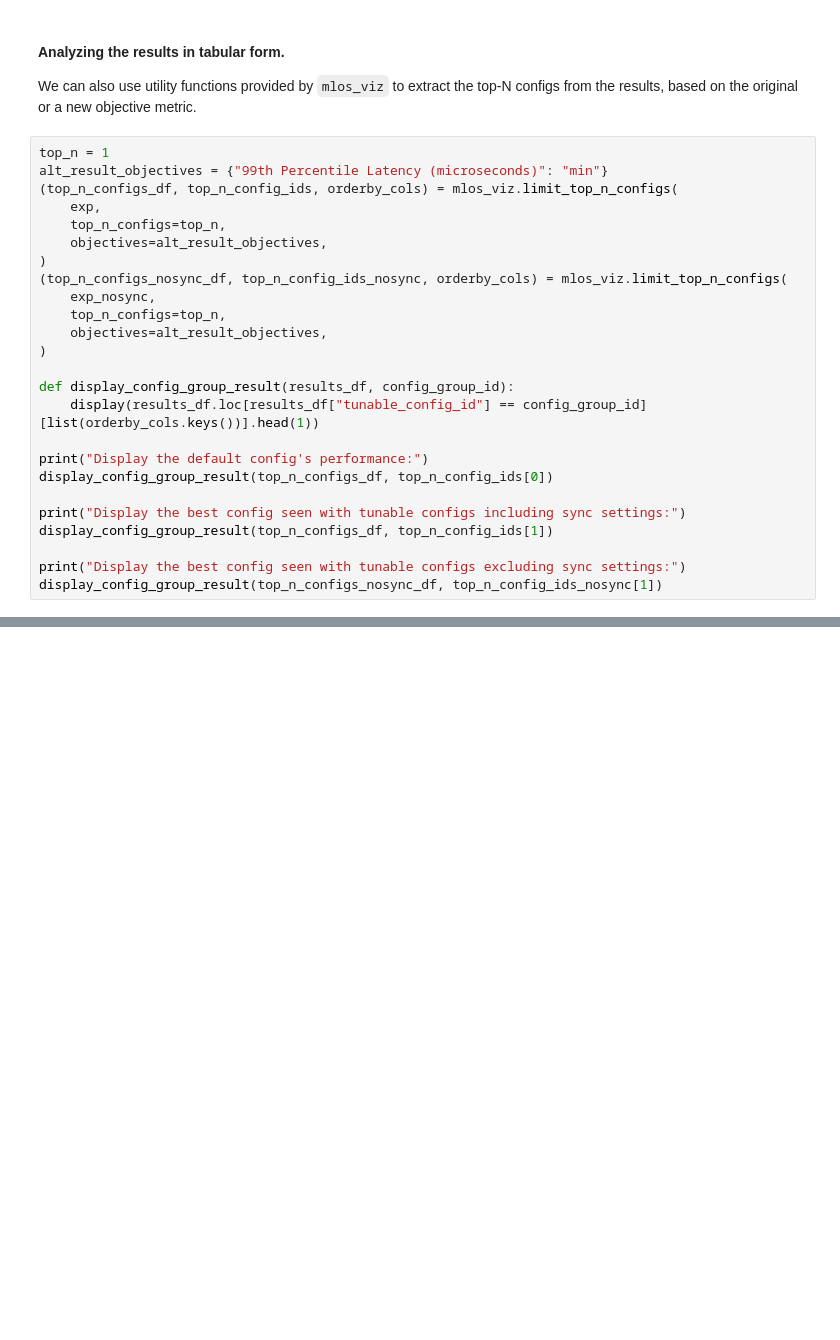
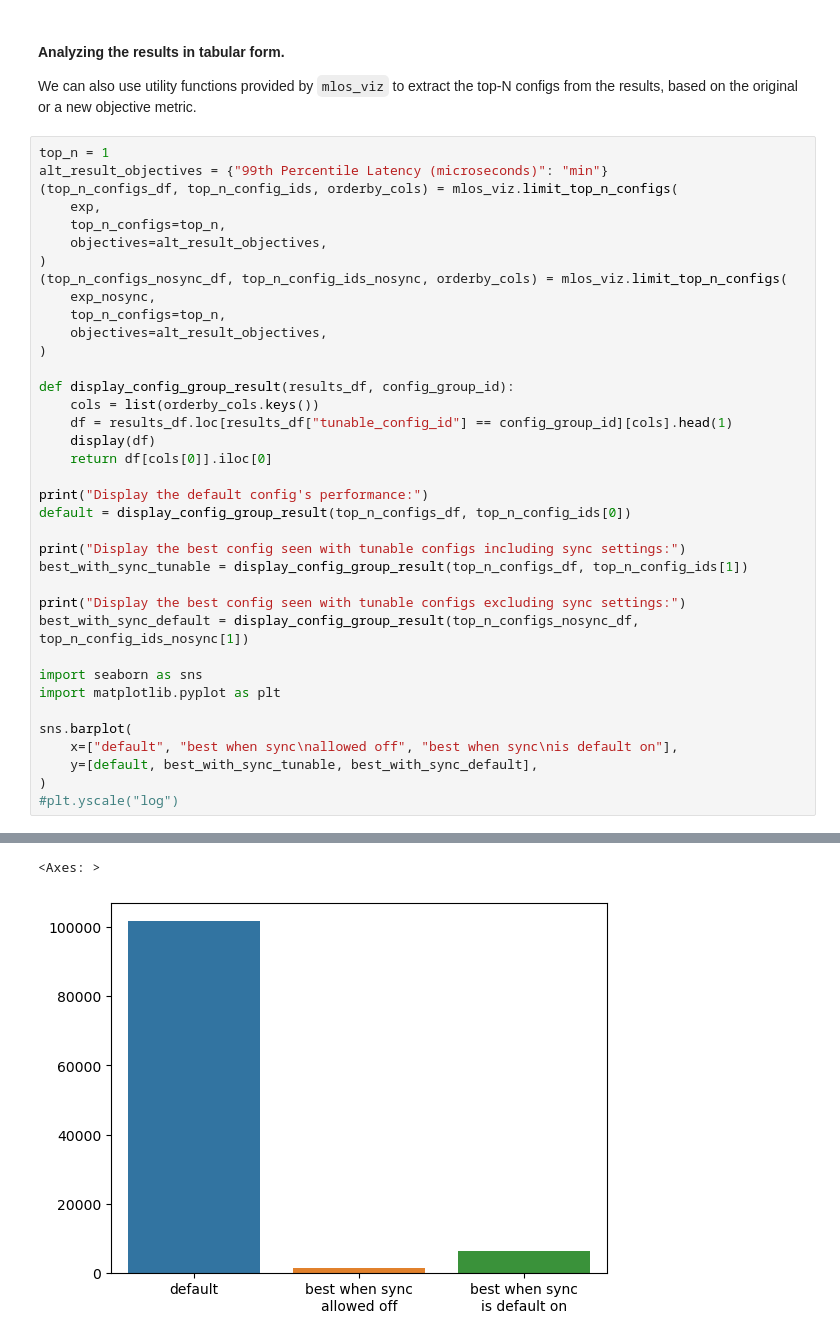
Before and after one commit to Microsoft-CISL/sqlite-autotuning, a Jupyter notebook: mlos_demo.ipynb, the cells around one changed output, grey strips where cells are left out. Cells and saved outputs as stored; diff of their text form; blank space fills up the shorter version.

```diff
--- a/mlos_demo.ipynb
+++ b/mlos_demo.ipynb
@@ -146,34 +146,48 @@ We can also use utility functions provided by `mlos_viz` to extract the top-N co
 top_n = 1
 alt_result_objectives = {"99th Percentile Latency (microseconds)": "min"}
 (top_n_configs_df, top_n_config_ids, orderby_cols) = mlos_viz.limit_top_n_configs(
     exp,
     top_n_configs=top_n,
     objectives=alt_result_objectives,
 )
 (top_n_configs_nosync_df, top_n_config_ids_nosync, orderby_cols) = mlos_viz.limit_top_n_configs(
     exp_nosync,
     top_n_configs=top_n,
     objectives=alt_result_objectives,
 )
 
 def display_config_group_result(results_df, config_group_id):
-    display(results_df.loc[results_df["tunable_config_id"] == config_group_id][list(orderby_cols.keys())].head(1))
+    cols = list(orderby_cols.keys())
+    df = results_df.loc[results_df["tunable_config_id"] == config_group_id][cols].head(1)
+    display(df)
+    return df[cols[0]].iloc[0]
 
 print("Display the default config's performance:")
-display_config_group_result(top_n_configs_df, top_n_config_ids[0])
+default = display_config_group_result(top_n_configs_df, top_n_config_ids[0])
 
 print("Display the best config seen with tunable configs including sync settings:")
-display_config_group_result(top_n_configs_df, top_n_config_ids[1])
+best_with_sync_tunable = display_config_group_result(top_n_configs_df, top_n_config_ids[1])
 
 print("Display the best config seen with tunable configs excluding sync settings:")
-display_config_group_result(top_n_configs_nosync_df, top_n_config_ids_nosync[1])
+best_with_sync_default = display_config_group_result(top_n_configs_nosync_df, top_n_config_ids_nosync[1])
+
+import seaborn as sns
+import matplotlib.pyplot as plt
+
+sns.barplot(
+    x=["default", "best when sync\nallowed off", "best when sync\nis default on"],
+    y=[default, best_with_sync_tunable, best_with_sync_default],
+)
+#plt.yscale("log")
 # %% [output]
 Display the default config's performance:
 |  | result.99th Percentile Latency (m... |
 | 0 | 101738.0 |
 Display the best config seen with tunable configs including sync settings:
 |  | result.99th Percentile Latency (m... |
 | 51 | 1534.666667 |
 Display the best config seen with tunable configs excluding sync settings:
 |  | result.99th Percentile Latency (m... |
 | 110 | 6467.0 |
+<Axes: >
+[figure, added]
```
Also changed, not shown: parts of 28 cells of this notebook, 1 other file.
